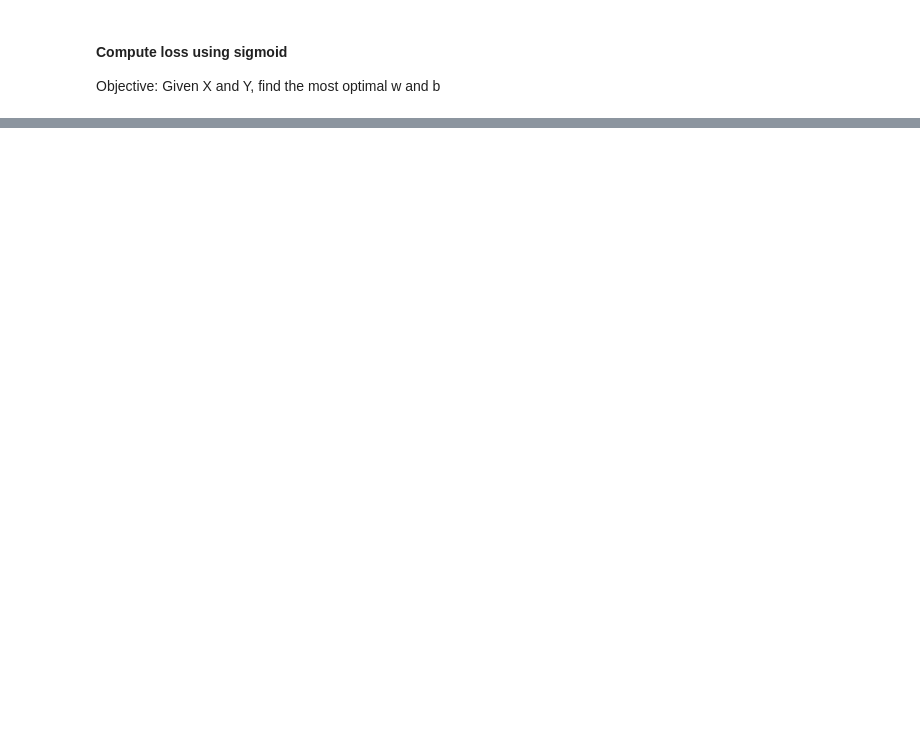
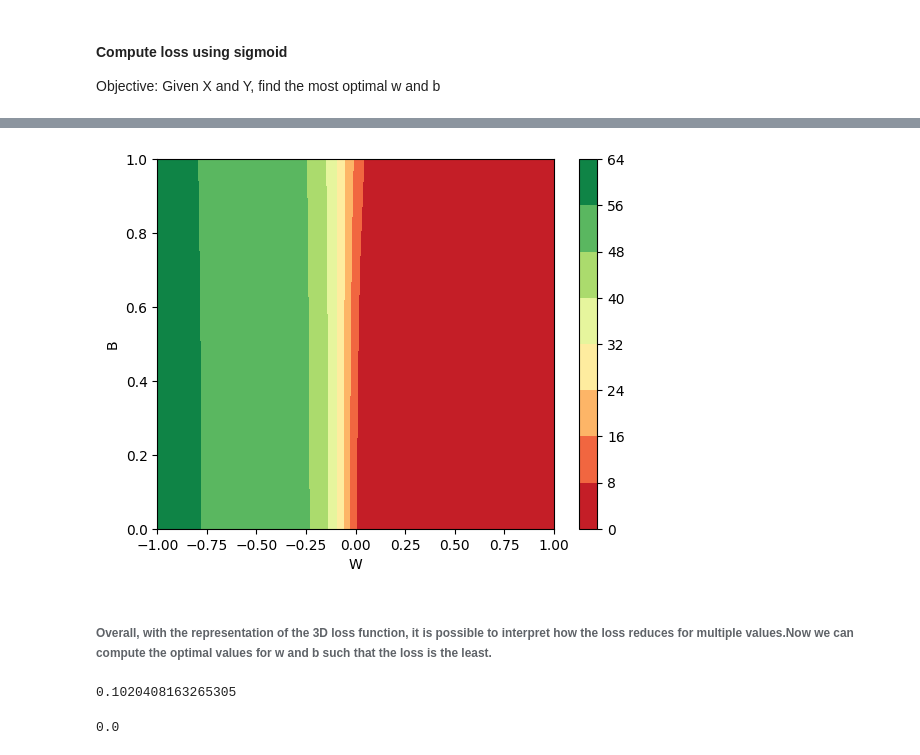
Before and after one commit to Abhijith-Nagarajan/Abhijith-Nagarajan, a Jupyter notebook: Sigmoid_Neuron_Implementation.ipynb, the cells around one changed output, grey strips where cells are left out. Drawn from its saved outputs; the diff is of its cells as text; code cells hidden in the pictures; blank space fills up the shorter version.

```diff
--- a/Sigmoid_Neuron_Implementation.ipynb
+++ b/Sigmoid_Neuron_Implementation.ipynb
@@ -171,0 +206,10 @@ ax.view_init(15,350)
+# %%
+wbl_cf_plot = plt.contourf(WW_Mesh,BB_Mesh,Loss,cmap='RdYlGn')
+plt.colorbar(wbl_cf_plot)
+plt.xlabel('W')
+plt.ylabel('B')
+plt.show()
+# %% [output]
+[figure, added]
+# %% [markdown]
+###### Overall, with the representation of the 3D loss function, it is possible to interpret how the loss reduces for multiple values.Now we can compute the optimal values for w and b such that the loss is the least.
@@ -171,0 +221,8 @@ ax.view_init(15,350)
+# %%
+WW_Mesh[i,j]
+# %% [output]
+0.1020408163265305
+# %%
+BB_Mesh[i,j]
+# %% [output]
+0.0
```
Also changed, not shown: parts of 27 cells of this notebook.
